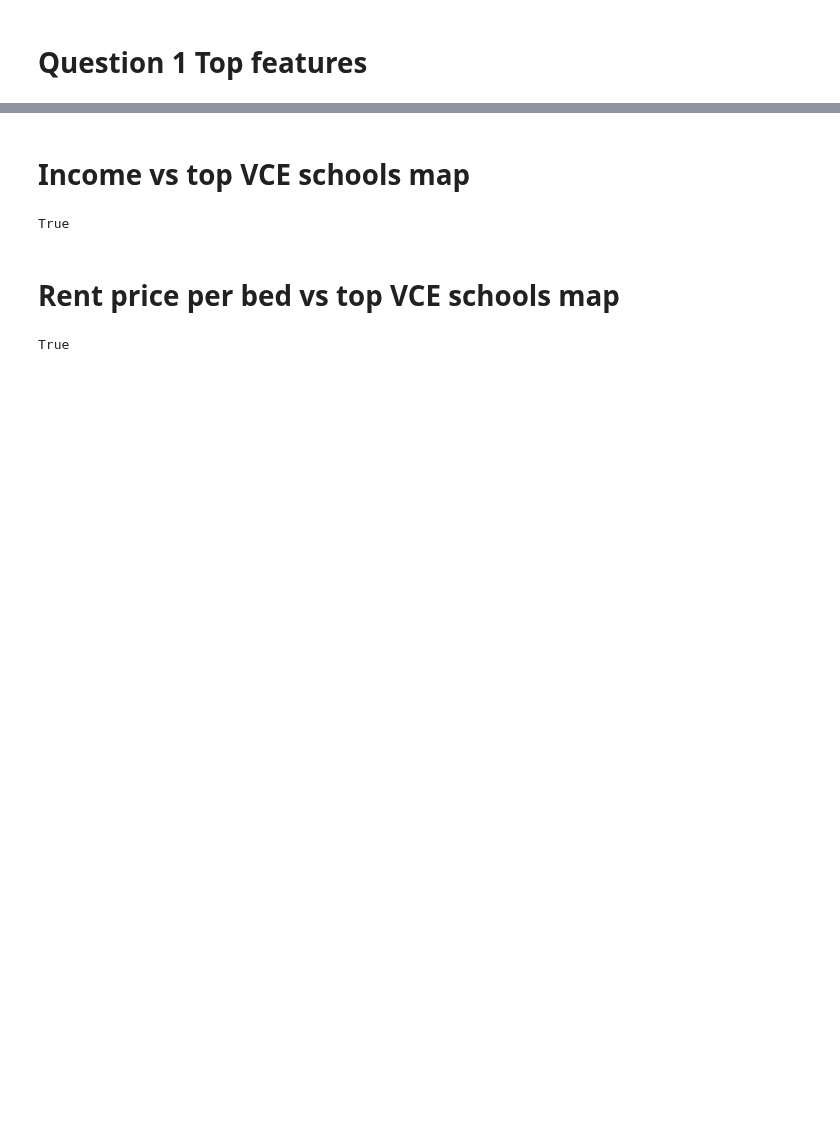
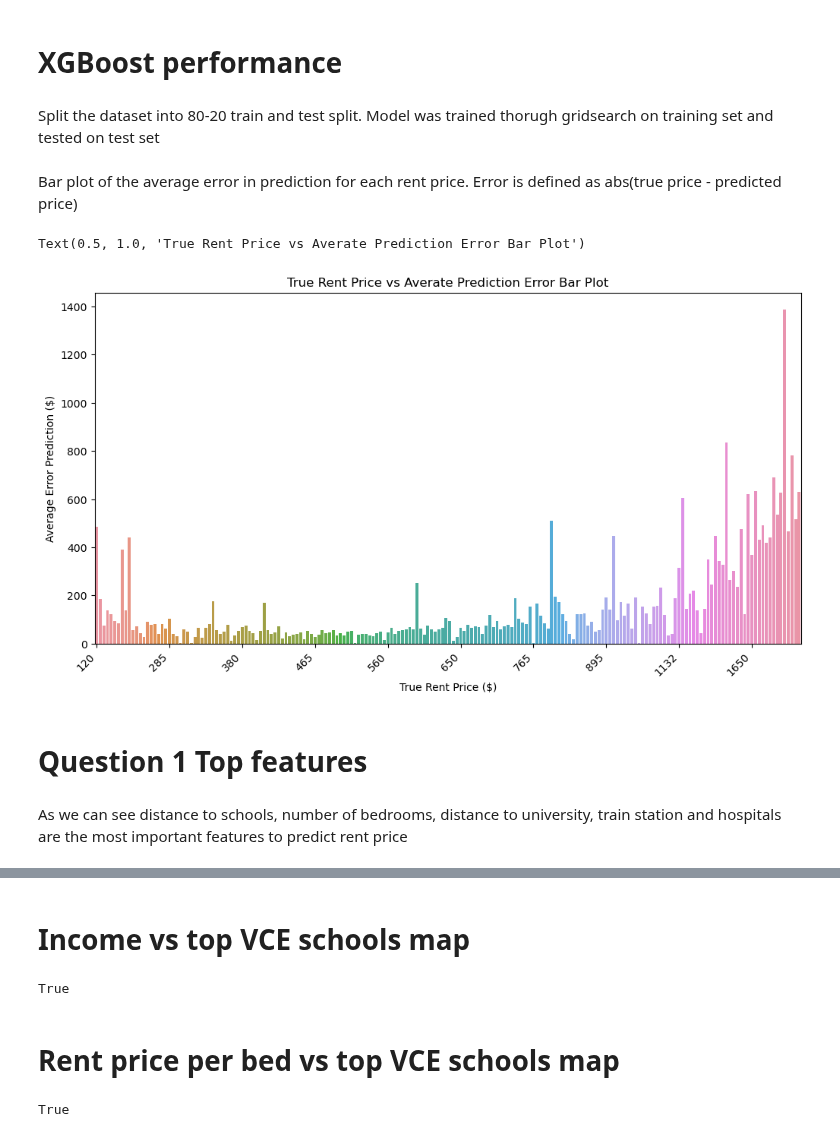
Before and after one commit to stephenmarcou/Real-Estate-Industry-Project, a Jupyter notebook: notebooks/summary_notebook_stephen.ipynb, the cells around one changed output, grey strips where cells are left out. Cells and saved outputs as stored; diff of their text form; code cells hidden in the pictures; blank space fills up the shorter version.

```diff
--- a/notebooks/summary_notebook_stephen.ipynb
+++ b/notebooks/summary_notebook_stephen.ipynb
@@ -4,5 +43,32 @@ import webbrowser
+# %% [markdown]
+# XGBoost performance
+# %% [markdown]
+Split the dataset into 80-20 train and test split. Model was trained thorugh gridsearch on training set and tested on test set
+# %% [markdown]
+Bar plot of the average error in prediction for each rent price. Error is defined as abs(true price - predicted price)
+# %%
+# read in file with average error per rent price
+average_error_rent_price = pd.read_csv("../data/curated/average_error_rent_price.csv")
+
+# Bar plot of average errors for rental price
+fig, ax = plt.subplots(figsize=(12, 6))
+sns.barplot(x="true rent price", y="error", data=average_error_rent_price, ax=ax)
+tick_interval = 20  # Show every 20th label
+x_values = list(average_error_rent_price["true rent price"])
+visible_indices = range(0, len(x_values), tick_interval)
+visible_ticks = [x_values[i] for i in visible_indices]
+ax.set_xticks(visible_indices)
+ax.set_xticklabels(visible_ticks, rotation=45, ha='right')  # Rotate and align the labels
+ax.set_xlabel("True Rent Price ($)")
+ax.set_ylabel("Average Error Prediction ($)")
+ax.set_title("True Rent Price vs Averate Prediction Error Bar Plot")
+# %% [output]
+Text(0.5, 1.0, 'True Rent Price vs Averate Prediction Error Bar Plot')
+[figure, added]
 # %% [markdown]
 # Question 1 Top features
+# %% [markdown]
+As we can see distance to schools, number of bedrooms, distance to university, train station and hospitals are the most important features to predict rent price
 # %%
 top_features = pd.read_csv("../data/curated/top_features.csv")
 top_features
```
Also changed, not shown: parts of 7 cells of this notebook, 5 other files.
